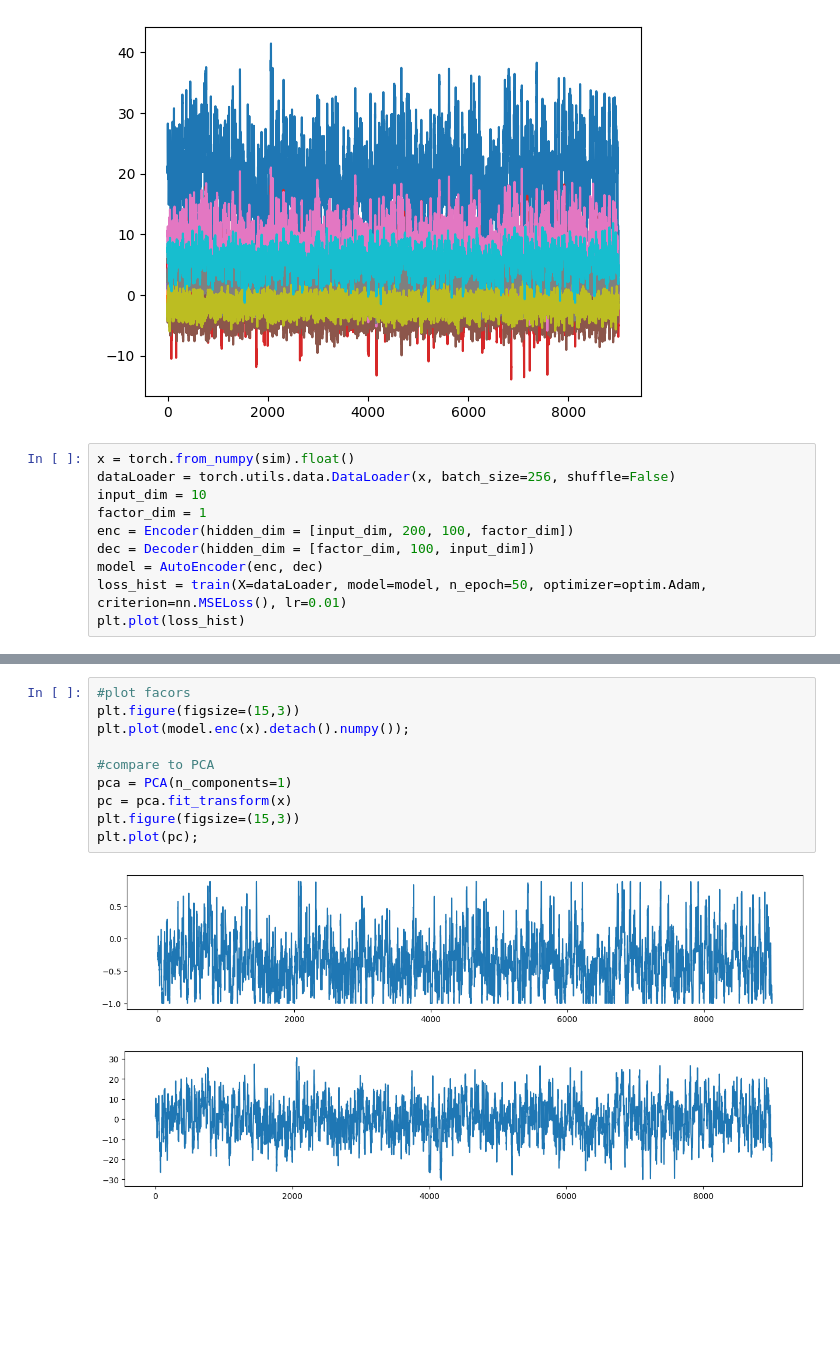
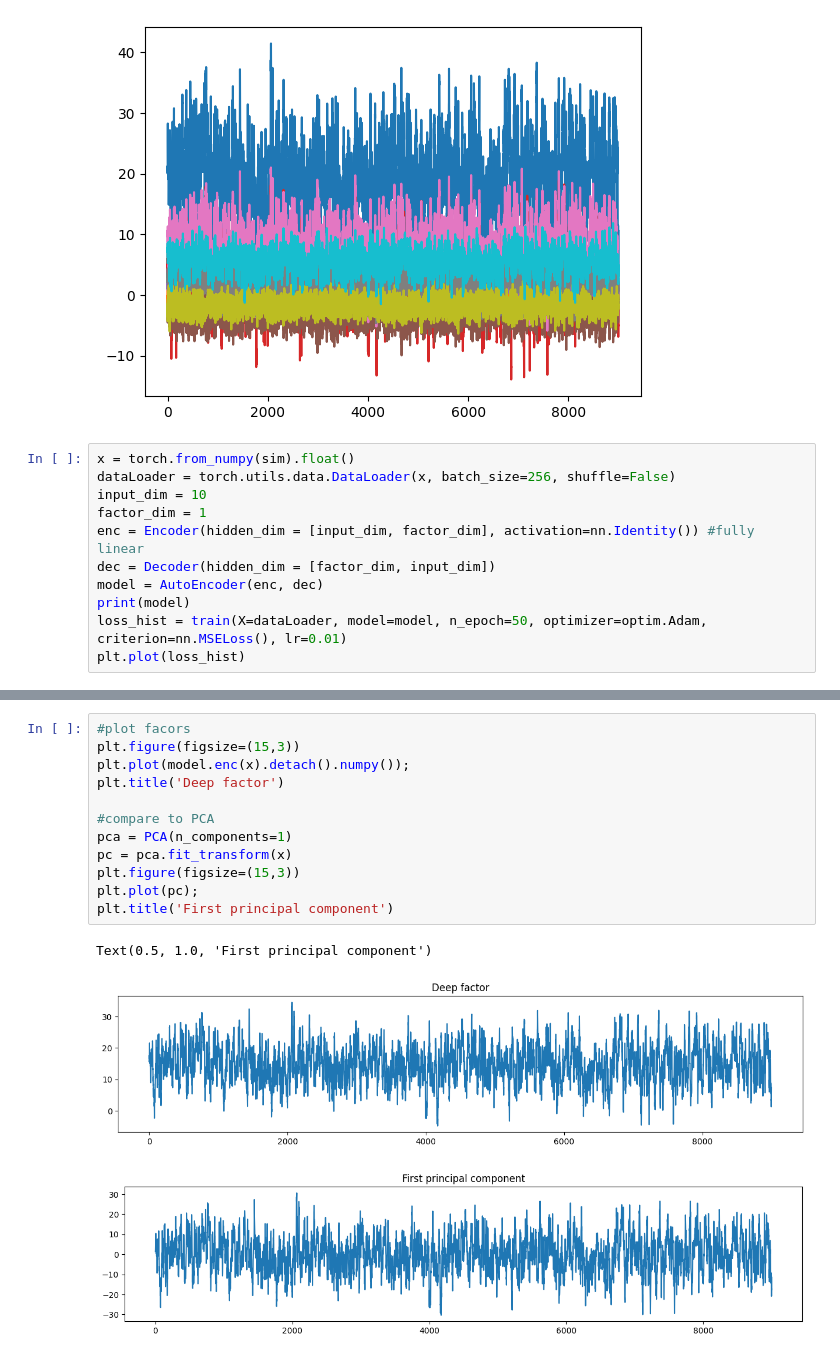
Before and after one commit to julianvanmeggelen/Thesis, a Jupyter notebook: reproduce.ipynb, the cells around one changed output, grey strips where cells are left out. Saved outputs shown, nothing was run; the diff lists cells and outputs as text; blank space fills up the shorter version.

```diff
--- a/reproduce.ipynb
+++ b/reproduce.ipynb
@@ -163,9 +163,10 @@ x = torch.from_numpy(sim).float()
 dataLoader = torch.utils.data.DataLoader(x, batch_size=256, shuffle=False)
 input_dim = 10
 factor_dim = 1
-enc = Encoder(hidden_dim = [input_dim, 200, 100, factor_dim])
-dec = Decoder(hidden_dim = [factor_dim, 100, input_dim])
+enc = Encoder(hidden_dim = [input_dim, factor_dim], activation=nn.Identity()) #fully linear
+dec = Decoder(hidden_dim = [factor_dim, input_dim])
 model = AutoEncoder(enc, dec)
+print(model)
 loss_hist = train(X=dataLoader, model=model, n_epoch=50, optimizer=optim.Adam, criterion=nn.MSELoss(), lr=0.01)
 plt.plot(loss_hist)
 # %% [output]
@@ -191,13 +192,16 @@ Epoch 49 | 2.281756963994768
 # %%
 #plot facors
 plt.figure(figsize=(15,3))
 plt.plot(model.enc(x).detach().numpy());
+plt.title('Deep factor')
 
 #compare to PCA
 pca = PCA(n_components=1)
 pc = pca.fit_transform(x)
 plt.figure(figsize=(15,3))
 plt.plot(pc);
+plt.title('First principal component')
 # %% [output]
+Text(0.5, 1.0, 'First principal component')
-[figure, old version]
+[figure, new version]
-[figure, old version]
+[figure, new version]
```
Also changed, not shown: parts of 1 cell of this notebook.
